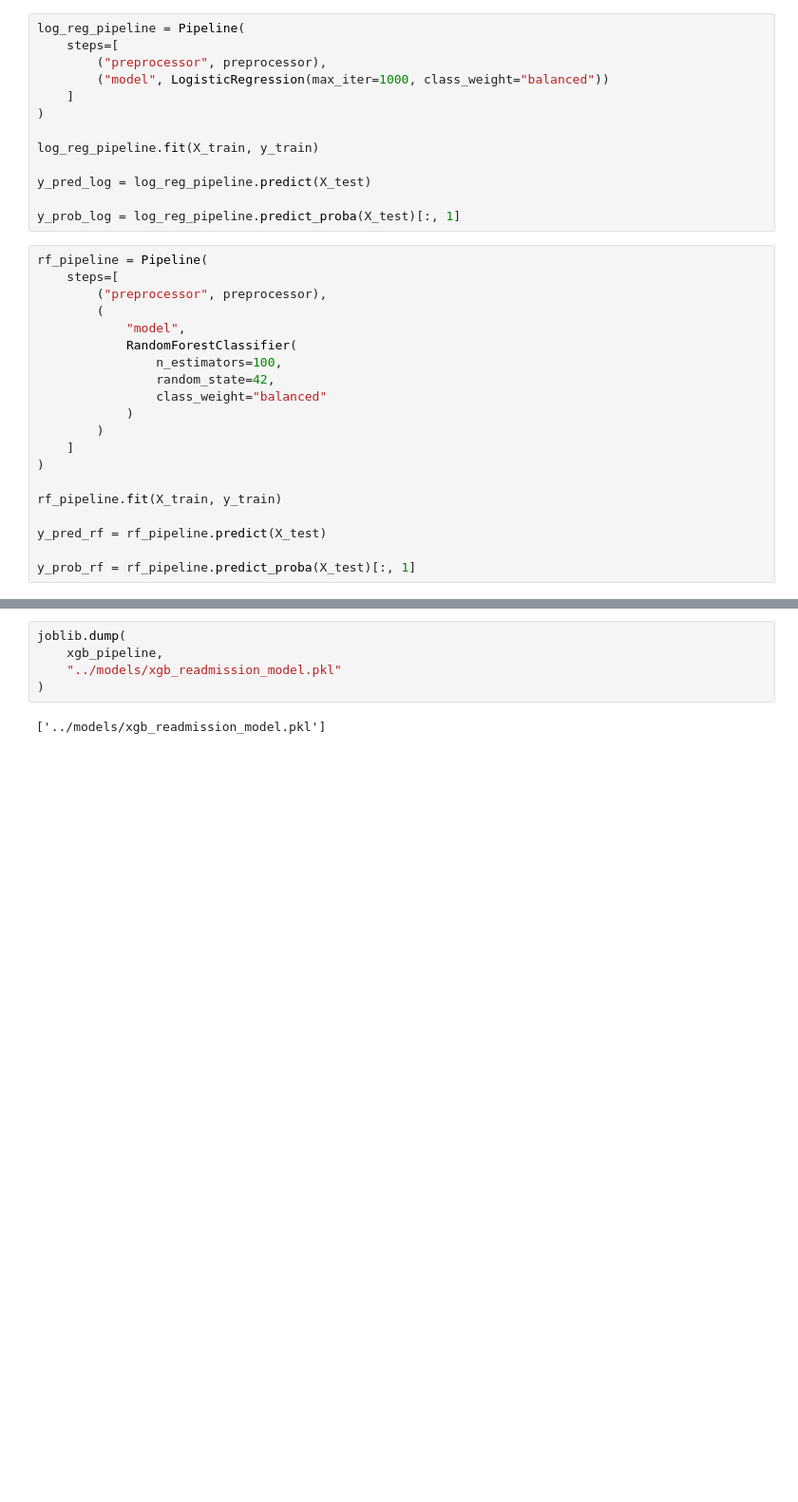
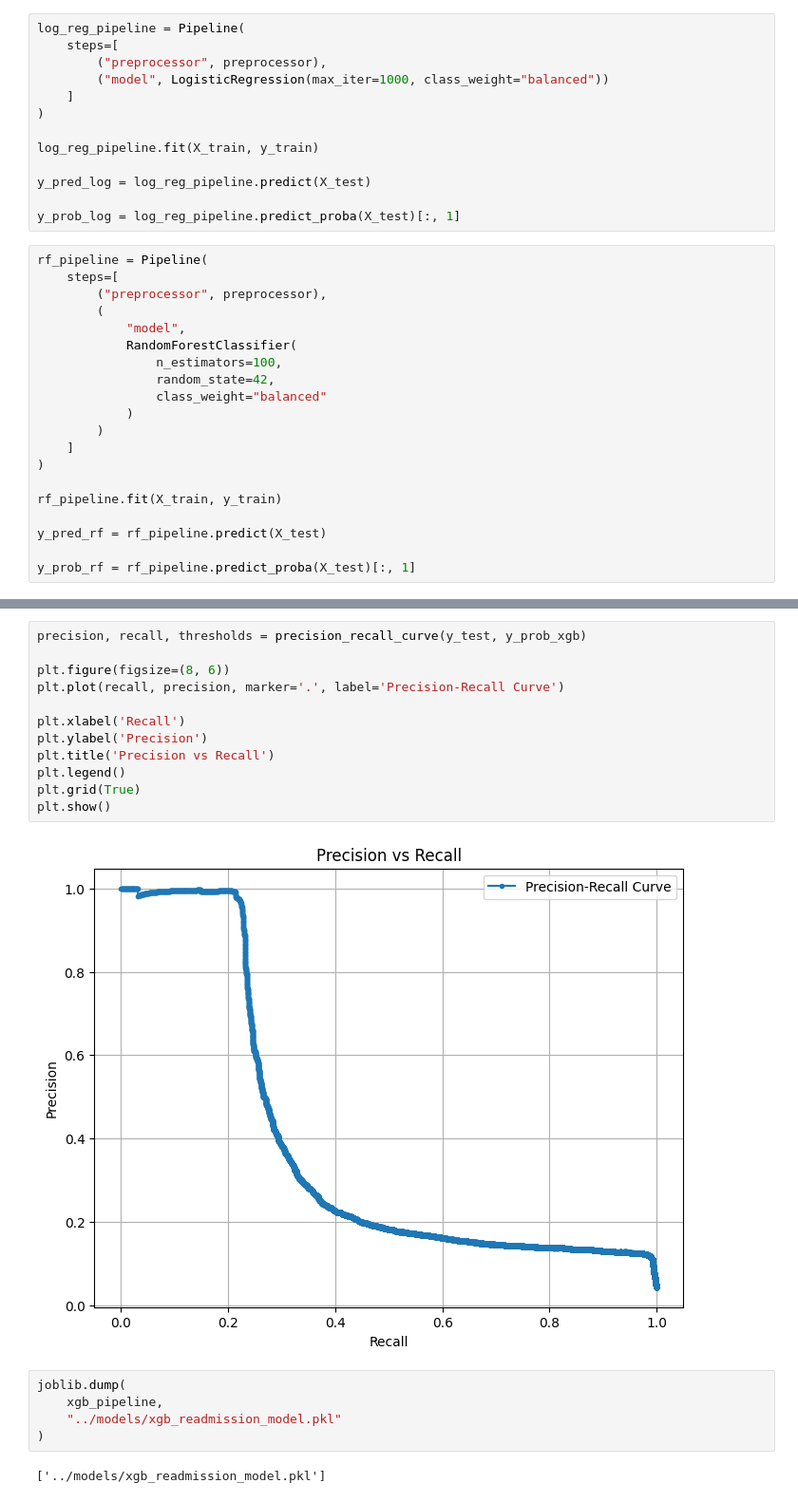
Before and after one commit to AnotherMale/clinical-outcome-prediction, a Jupyter notebook: notebooks/modelTraining.ipynb, the cells around one changed output, grey strips where cells are left out. Shown at 95% size. Cells and saved outputs as stored; diff of their text form; blank space fills up the shorter version.

```diff
--- a/notebooks/modelTraining.ipynb
+++ b/notebooks/modelTraining.ipynb
@@ -207,3 +452,17 @@ RocCurveDisplay.from_predictions(
+# %%
+precision, recall, thresholds = precision_recall_curve(y_test, y_prob_xgb)
+
+plt.figure(figsize=(8, 6))
+plt.plot(recall, precision, marker='.', label='Precision-Recall Curve')
+
+plt.xlabel('Recall')
+plt.ylabel('Precision')
+plt.title('Precision vs Recall')
+plt.legend()
+plt.grid(True)
+plt.show()
+# %% [output]
+[figure, added]
 # %%
 joblib.dump(
     xgb_pipeline,
```
Also changed, not shown: parts of 12 cells of this notebook, 12 other files.
